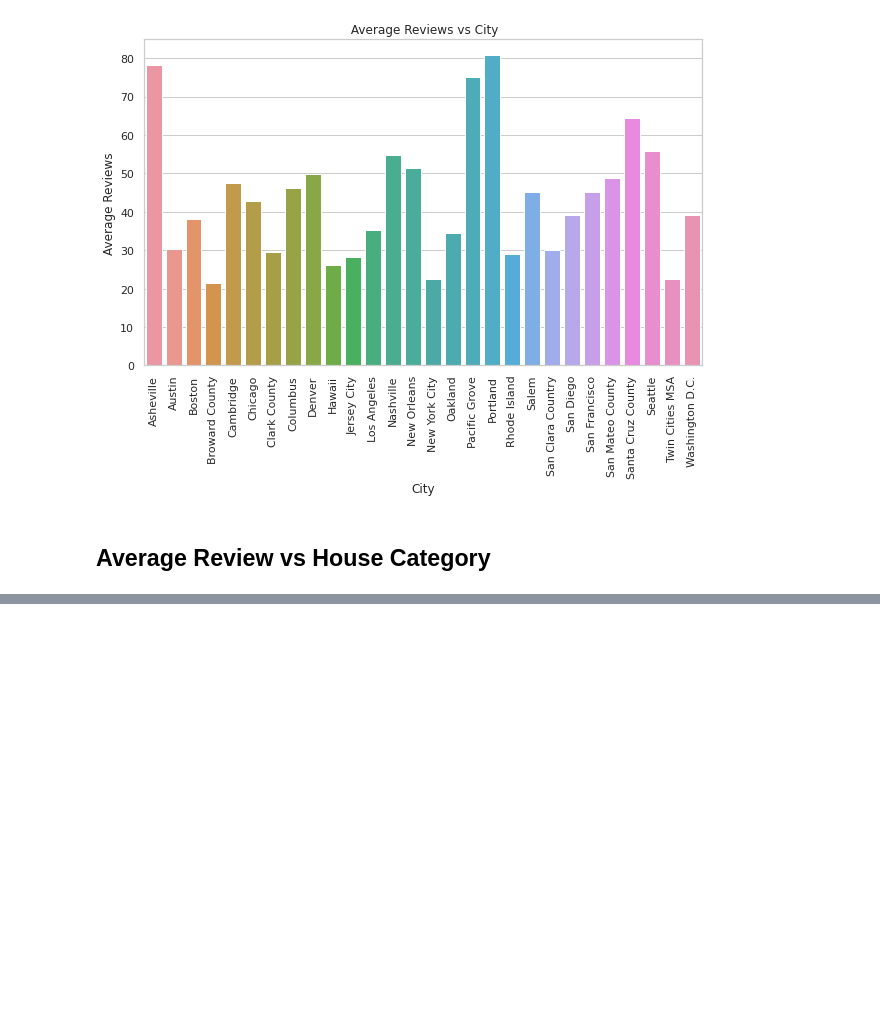
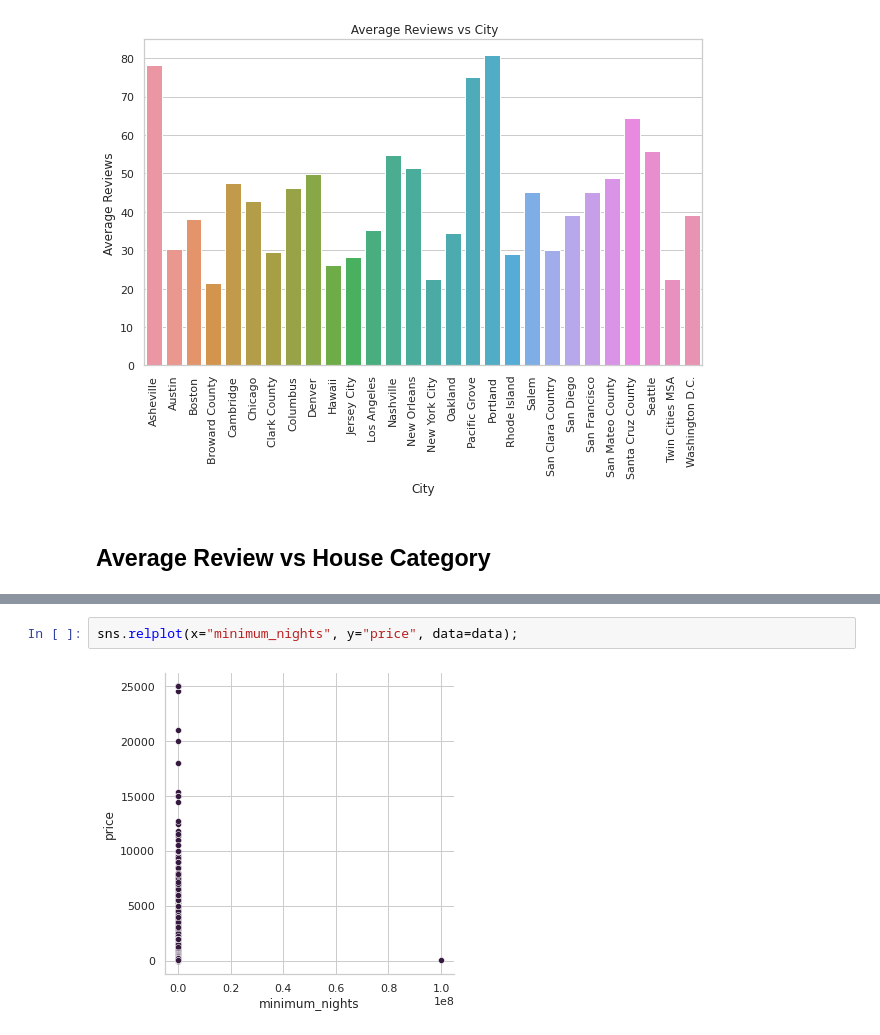
Before and after one commit to redwankarimsony/kaggle_notebooks, a Jupyter notebook: Airbnb_Price_Prediction_(Kaggle).ipynb, the cells around one changed output, grey strips where cells are left out. Saved outputs shown, nothing was run; the diff lists cells and outputs as text; blank space fills up the shorter version.

```diff
--- a/Airbnb_Price_Prediction_(Kaggle).ipynb
+++ b/Airbnb_Price_Prediction_(Kaggle).ipynb
@@ -144,0 +145,4 @@ ax.set(title = ' Average Reviews vs Room Type', xlabel="Room Type", ylabel = "Av
+# %%
+sns.relplot(x="minimum_nights", y="price", data=data);
+# %% [output]
+[figure, added]
```
Also changed, not shown: parts of 2 cells of this notebook.
